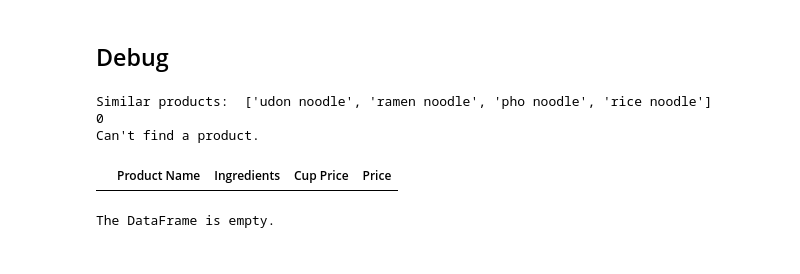
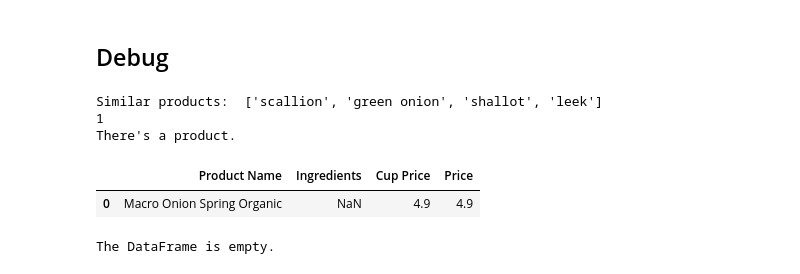
Before and after one commit to Grossarius/Scraper, a Jupyter notebook: Woolies Category.ipynb, the cells around one changed output. Cells and saved outputs as stored; diff of their text form; code cells hidden in the pictures.

```diff
--- a/Woolies Category.ipynb
+++ b/Woolies Category.ipynb
@@ -9,11 +9,13 @@ from termcolor import colored
 import os
 from dotenv import load_dotenv
 import re
+import inflect
 
 # Load environment variables from .env file
 load_dotenv()
-GPT_MODEL = "gpt-3.5-turbo-0613"
+GPT_MODEL = "gpt-3.5-turbo"
 openai.api_key = os.getenv("OPENAI_API_KEY")
+p = inflect.engine()
 # %% [markdown]
 ## Extract ingredients from the recipe
 # %%
@@ -352,10 +597,10 @@ Total Cost: $28.939999999999998
 # %% [markdown]
 ## Debug
 # %%
-df = pd.read_excel("Data\Woolies Extracted\Woolies pantry 1 info.xlsx")
+df = pd.read_excel("Data\Woolies Extracted\Woolies fruit-veg info.xlsx")
 
-df2 = pd.read_excel("Data\Woolies Extracted\Woolies pantry 2 info.xlsx")
-df = pd.concat([df, df2], ignore_index=True)
+# df2 = pd.read_excel("Data\Woolies Extracted\Woolies pantry 2 info.xlsx")
+# df = pd.concat([df, df2], ignore_index=True)
 # %%
 # Helper functions
 def json_gpt(input: str):
@@ -417,11 +662,11 @@ bad_list = [
     "Xylitol",
 ]
 
-product = "soba noodle"
+product = "spring onion"
 
 product_split = product.split()
 
-# ChatGPT to help get similar items
+# ChatGPT to help get similar items and remove them
 QUERIES_INPUT = f"""
 Give me similar products related to this prompt but is not it: {product}
 ONLY if the items are similar, otherwise don't.
@@ -463,8 +708,8 @@ for product_name, ingredients, cup_price, price in zip(product_names, ingredient
     # Split the string at commas that are not between parentheses
     if isinstance(ingredients, str):
         ingredients_list = re.split(r',\s*(?![^()]*\))', ingredients)
-    # else:
-    #     ingredients_list = []
+    else:
+        ingredients_list = []
 
         # Iterate over each ingredient in the list
         for ingredient in ingredients_list:
@@ -485,36 +730,37 @@ for product_name, ingredients, cup_price, price in zip(product_names, ingredient
     oil = 0
     emulsifier = 0
     # Count the occurrences of specific ingredients
     gum = sum(ingredient.lower().count("gum") for ingredient in ingredients_list)
     oil = sum(ingredient.lower().count("oil") for ingredient in ingredients_list)
     emulsifier = sum(ingredient.lower().count("emulsifier") for ingredient in ingredients_list)
 
     if gum > 2 or oil > 2 or emulsifier > 2:
         print("Too many")
         clean = False
 
     # If the product is clean, add it to the list
     if clean:
         clean_products_df = pd.concat([clean_products_df, pd.DataFrame({
             'Product Name': [product_name],
             'Ingredients': [ingredients],
             'Cup Price': [cup_price],
             "Price": [price]
         })])
 
 clean_products_df_sorted = clean_products_df.sort_values(by='Cup Price')
 first_row = clean_products_df_sorted.head(1)
 
 if first_row.empty:
     print("Can't find a product.")
 else:
     print("There's a product.")
 clean_products_df_sorted.head(1)
 # %% [output]
-Similar products:  ['udon noodle', 'ramen noodle', 'pho noodle', 'rice noodle']
-0
-Can't find a product.
+Similar products:  ['scallion', 'green onion', 'shallot', 'leek']
+1
+There's a product.
 |  | Product Name | Ingredients | Cup Price | Price |
+| 0 | Macro Onion Spring Organic | NaN | 4.9 | 4.9 |
 # %%
 # %% [output]
 The DataFrame is empty.
```
Also changed, not shown: parts of 14 cells of this notebook, 1 other file.
